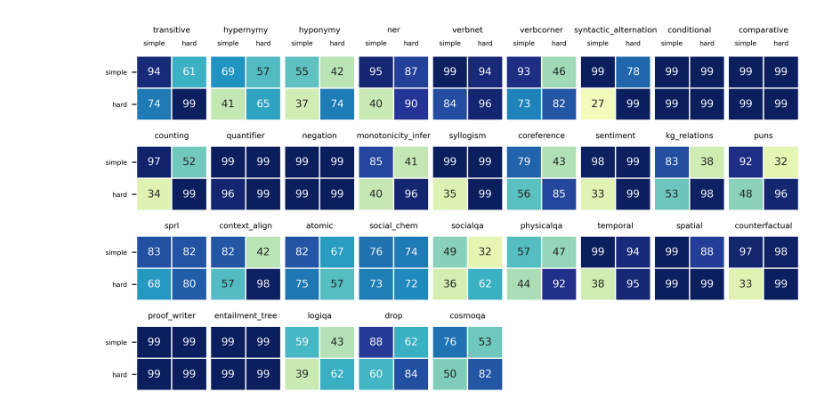
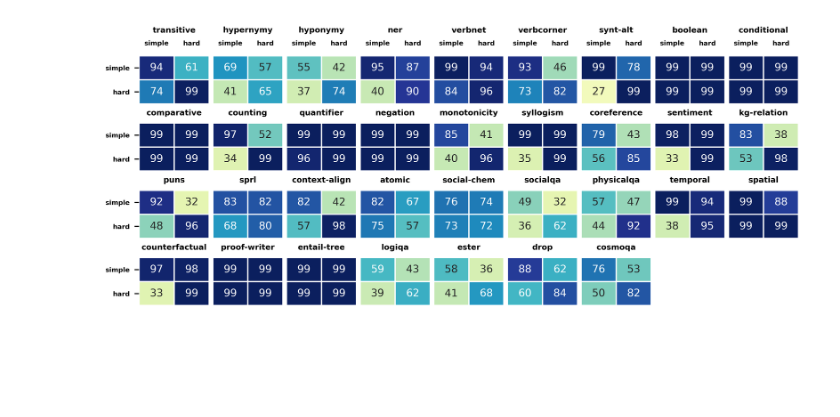
Before and after one commit to eric11eca/curriculum-ling, a Jupyter notebook: performance_plot.ipynb, the cells around one changed output. Saved outputs shown, nothing was run; the diff lists cells and outputs as text; code cells hidden in the pictures; blank space fills up the shorter version.

```diff
--- a/performance_plot.ipynb
+++ b/performance_plot.ipynb
@@ -339,13 +456,15 @@ with plt.style.context(['ieee']):
 # %%
+import seaborn as sn
+import numpy as np
+
 task_names = ["transitive", "hypernymy", "hyponymy",
-              "ner", "verbnet", "verbcorner", "syntactic_alternation", "conditional",
-              "comparative", "counting", "quantifier",
+              "ner", "verbnet", "verbcorner", "syntactic_alternation",
+              "boolean", "conditional", "comparative", "counting", "quantifier",
               "negation",  "monotonicity_infer", "syllogism", "coreference",
-              "sentiment", "kg_relations",
-              "puns", "sprl", "context_align", "atomic",
-              "social_chem", "socialqa", "physicalqa", "temporal",
+              "sentiment", "kg_relations", "puns", "sprl", "context_align",
+              "atomic", "social_chem", "socialqa", "physicalqa", "temporal",
               "spatial", "counterfactual", "proof_writer","entailment_tree",
-              "logiqa", "drop", "cosmoqa"]
+              "logiqa", "ester", "drop", "cosmoqa"]
 modes = [
   'simple_simple', 'simple_hard',
   'hard_simple', 'hard_hard']
@@ -367,45 +486,58 @@ subplot_indices = [i for i in range(491, 491+36)]
 cmap = "YlGnBu"
 train_sets = ["simple", 'hard']
 val_sets = ["simple", 'hard']
+name_convert = {
+  "monotonicity": "monotonicity_infer",
+  "lexical-entail": "lexical",
+  "synt-alt": "syntactic_alternation",
+  "kg-relation": "kg_relations",
+  "context-align": "context_align",
+  "entail-tree": "entailment_tree",
+  "social-chem": "social_chem",
+  "synt-var": "syntactic_variation",
+  "proof-writer": "proof_writer"
+}
+
+inv_name = {v: k for k, v in name_convert.items()}
 
 def plot_heatmap(data, fig, title, index):
   ax = fig.add_subplot(4, 9, index+1)
   plt.tick_params(labelbottom = False, bottom=False, top=False, labeltop=True)
-  ax.set_title(title, fontsize=6)
-  plt.xticks(rotation=0, fontsize=5)
+  ax.set_title(title, fontsize=6, fontweight='bold')
+  plt.xticks(rotation=0, fontsize=5, fontweight='bold')
   if index % 9 == 0:
     yticklabels = train_sets
   else:
     yticklabels = False
   if index < 9:
     xticklabels = train_sets
   else:
     xticklabels = False
   hm = sn.heatmap(data=data, annot=True,
                   cbar=False, cmap=cmap,
                   xticklabels=xticklabels,
                   yticklabels=yticklabels,
                   annot_kws={"fontsize":8},
                   ax=ax, vmin=20, vmax=100)
-  plt.yticks(rotation=0, fontsize=5)
+  plt.yticks(rotation=0, fontsize=5, fontweight='bold')
 
   for i in range(data.shape[0] + 1):
     ax.axhline(i, color='white', lw=1)
   for i in range(data.shape[1] + 1):
     ax.axvline(i, color='white', lw=1)
 
 with plt.style.context(['ieee']):
-  fig = plt.figure(figsize=(9, 4))
+  fig = plt.figure(figsize=(9, 3))
   fig.tight_layout()
 
   for i, (task, data) in enumerate(zip(task_names, plot_data)):
-    plot_heatmap(data, fig, title=task, index=i)
+    plot_heatmap(data, fig, title=inv_name.get(task, task), index=i)
 
   plt.subplots_adjust(bottom=0.0, wspace = 0.05, hspace = 0.4)
   plt.show()
-  fig.savefig(f'./plots/controlled_generalize.pdf')
+  fig.savefig(f'./plots/controlled_generalize.pdf', bbox_inches='tight')
 # %% [output]
-[figure, old version]
+[figure, new version]
 # %%
 from math import log2
 import jiant.utils.python.io as py_io
```
Also changed, not shown: parts of 38 cells of this notebook, 9 other files.
